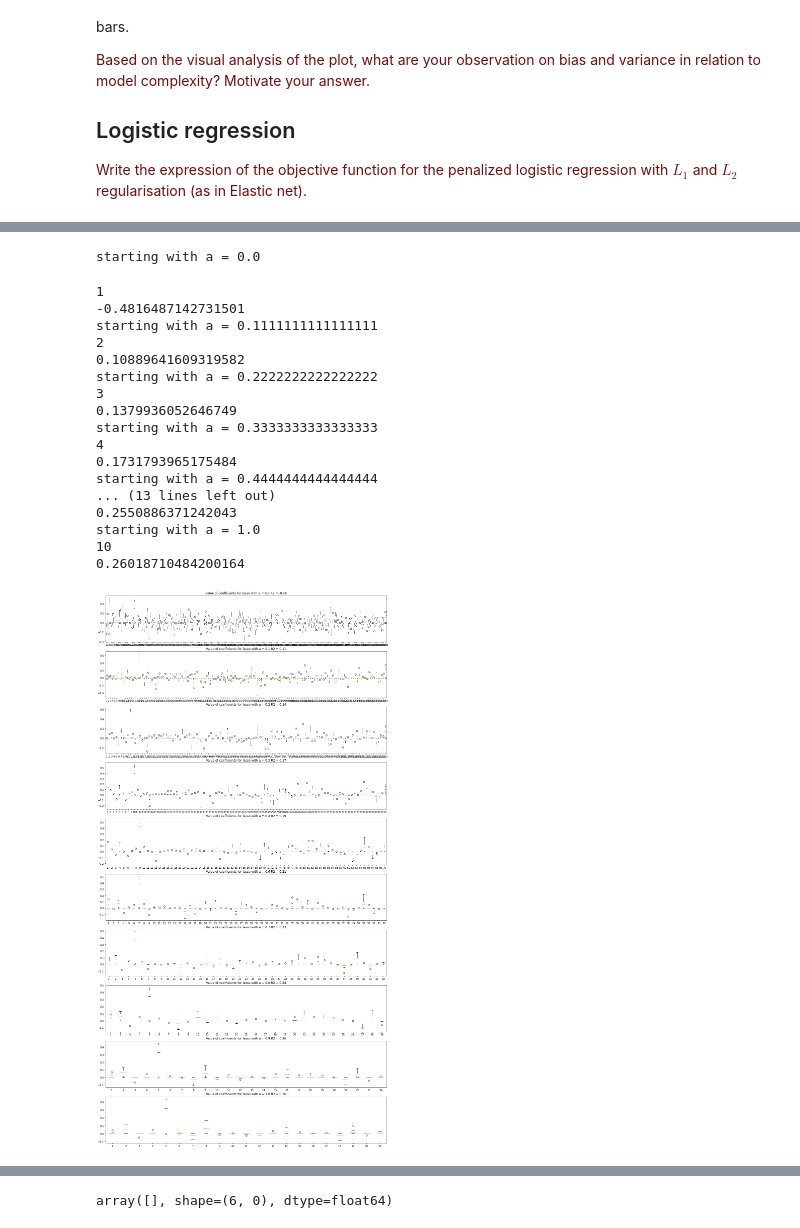
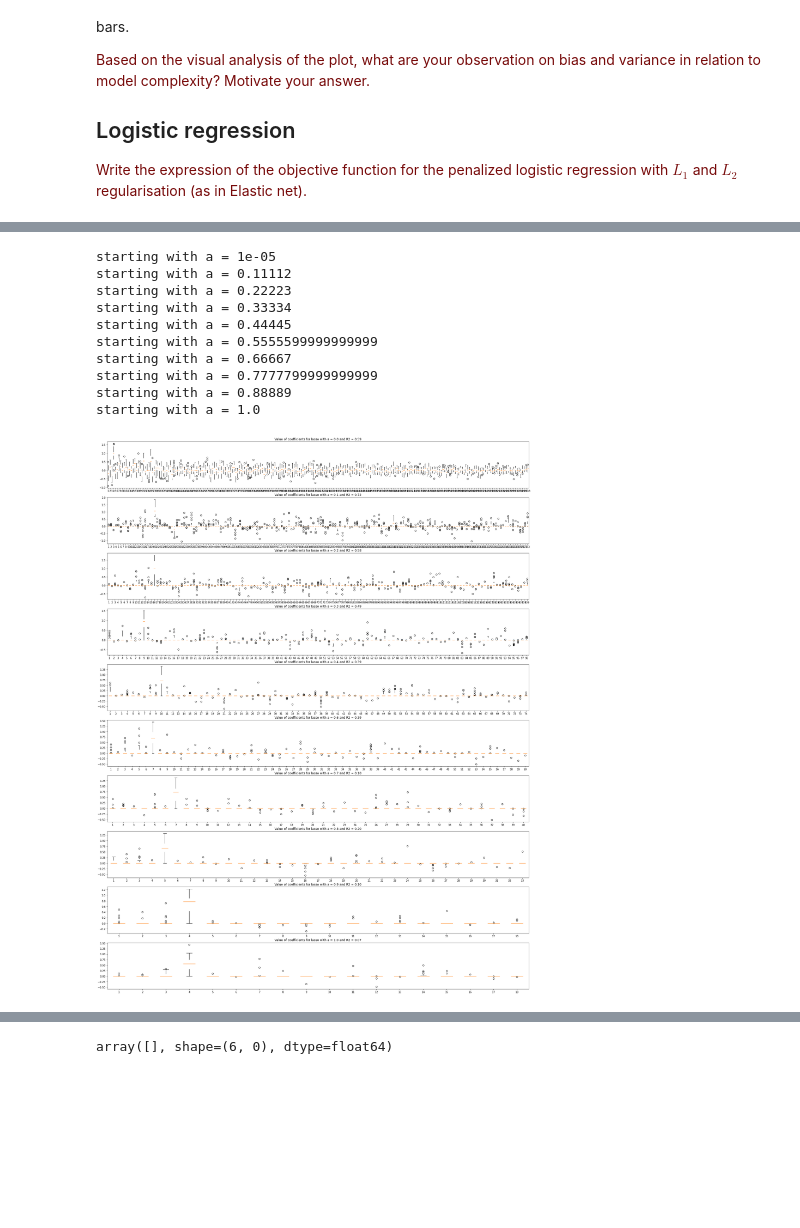
Before and after one commit to Pacmega/8dm50-machine-learning, a Jupyter notebook: practicals/week_3.ipynb, the cells around one changed output, grey strips where cells are left out. Cells and saved outputs as stored; diff of their text form; code cells hidden in the pictures; blank space fills up the shorter version.

```diff
--- a/practicals/week_3.ipynb
+++ b/practicals/week_3.ipynb
@@ -423,8 +428,8 @@ from sklearn.model_selection import KFold
 gene_expression = pd.read_csv("./data/RNA_expression_curated.csv", sep=',', header=0, index_col=0)
 drug_response = pd.read_csv("./data/drug_response_curated.csv", sep=',', header=0, index_col=0)
 
-gene_expression = gene_expression.to_numpy()
-drug_response = drug_response.to_numpy()
+#gene_expression = gene_expression.to_numpy()
+#drug_response = drug_response.to_numpy()
 
 gene_train, gene_test, drug_train, drug_test = train_test_split(gene_expression, drug_response,
                                                                 train_size = 0.8, random_state = 40)
@@ -432,62 +437,56 @@ gene_train, gene_test, drug_train, drug_test = train_test_split(gene_expression,
 pipeline = Pipeline([('scaler', StandardScaler()),
                     ('lasso', Lasso())])
 
-alpha = np.linspace(0,1, num = 10)
+alpha = np.linspace(1e-5,1, num = 10)
 # %%
-n_splits = 5
+n_splits = 20
 plotNumber = 0
+bootstrap_size = 0.6
 
 
 Kfold = KFold(n_splits=n_splits)
 
-fig, axes = plt.subplots(np.shape(alpha)[0], figsize = (20,40))
+fig, axes = plt.subplots(np.shape(alpha)[0], figsize = (30, 40))
 
 for a in alpha:
     print("starting with a = " + str(a))
     split = Kfold.split(gene_train)
     coefficient = []
     score = []
     coefficientList = np.zeros(238)
     scoreList = np.zeros(1)
 
     for train_indices, validation_indices in split:
-        X_train, X_val = gene_train[train_indices], gene_train[validation_indices]
-        y_train, y_val = drug_train[train_indices], drug_train[validation_indices]
+        X_train, y_train = resample(gene_train, drug_train, replace=True,n_samples=int(len(gene_train)*bootstrap_size))
+        X_test = gene_train[~gene_train.index.isin(X_train.index)]
+        y_test = gene_train[~gene_train.index.isin(y_train.index)]
 
         pipeline.set_params(lasso__alpha = a)
 
         model = pipeline.fit(X_train, y_train)
 
         lasso = model.named_steps['lasso']
 
         coefficient = lasso.coef_
         coefficientList = np.vstack([coefficientList, [coefficient]])
         score = model.score(X_val, y_val)
         scoreList = np.vstack([scoreList, [score]])
 
     ax = axes[plotNumber]
     axes[plotNumber].boxplot(coefficientList[:, np.any(coefficientList != 0, axis = 0)], showbox = False)
-    axes[plotNumber].set_title(f"Value of coefficients for lasso with a = {a:.1f} R2 = {np.mean(scoreList):.2f}")
+    axes[plotNumber].set_title(f"Value of coefficients for lasso with a = {a:.1f} and R2 = {np.mean(scoreList):.2f}")
 
     plotNumber = plotNumber + 1
 # %% [output]
-starting with a = 0.0
+starting with a = 1e-05
+starting with a = 0.11112
+starting with a = 0.22223
+starting with a = 0.33334
+starting with a = 0.44445
+starting with a = 0.5555599999999999
+starting with a = 0.66667
+starting with a = 0.7777799999999999
+starting with a = 0.88889
+starting with a = 1.0
-1
--0.4816487142731501
-starting with a = 0.1111111111111111
-2
-0.10889641609319582
-starting with a = 0.2222222222222222
-3
-0.1379936052646749
-starting with a = 0.3333333333333333
-4
-0.1731793965175484
-starting with a = 0.4444444444444444
-... (13 lines left out)
-0.2550886371242043
-starting with a = 1.0
-10
-0.26018710484200164
-[figure, old version]
+[figure, new version]
 # %%
```
Also changed, not shown: parts of 7 cells of this notebook, 1 other file.
